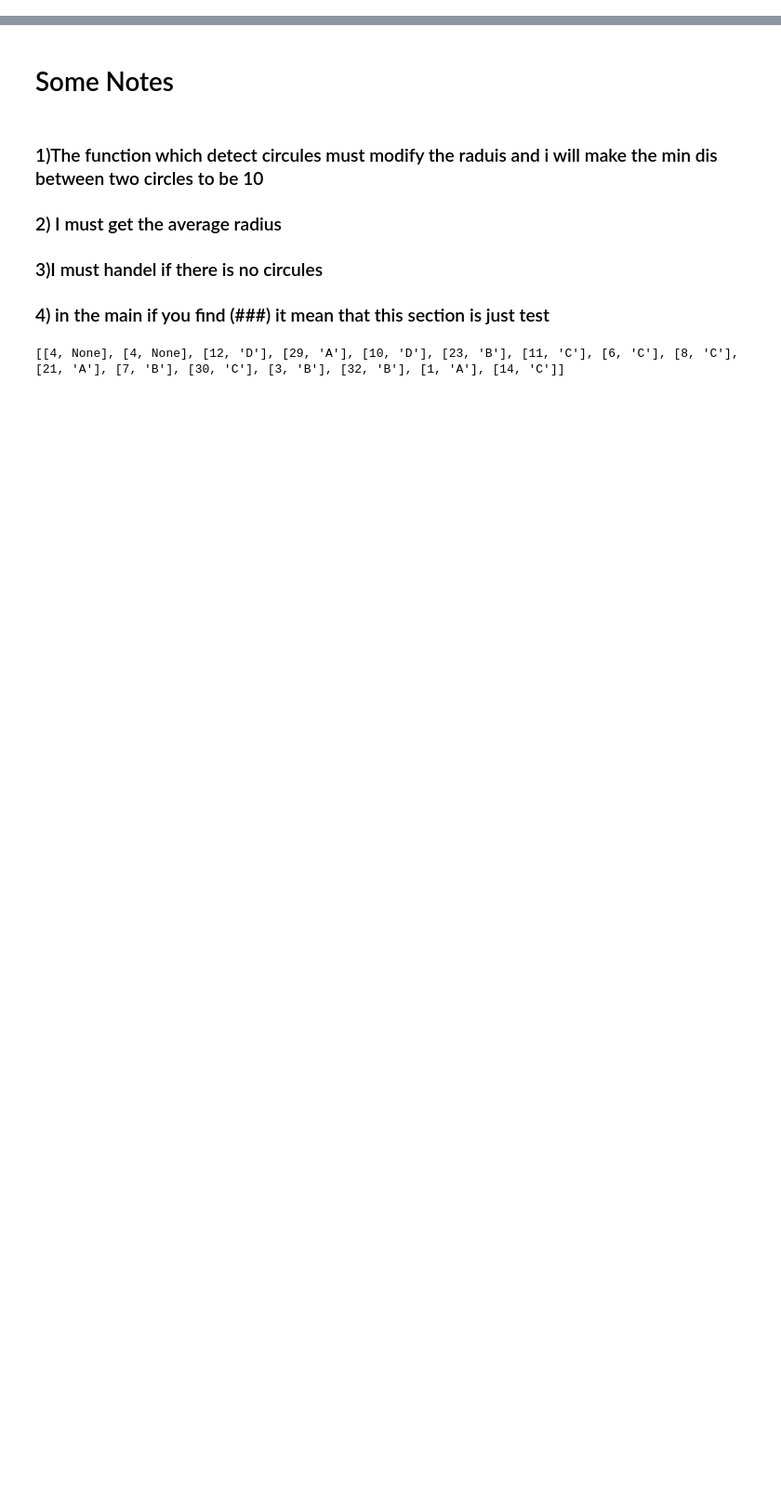
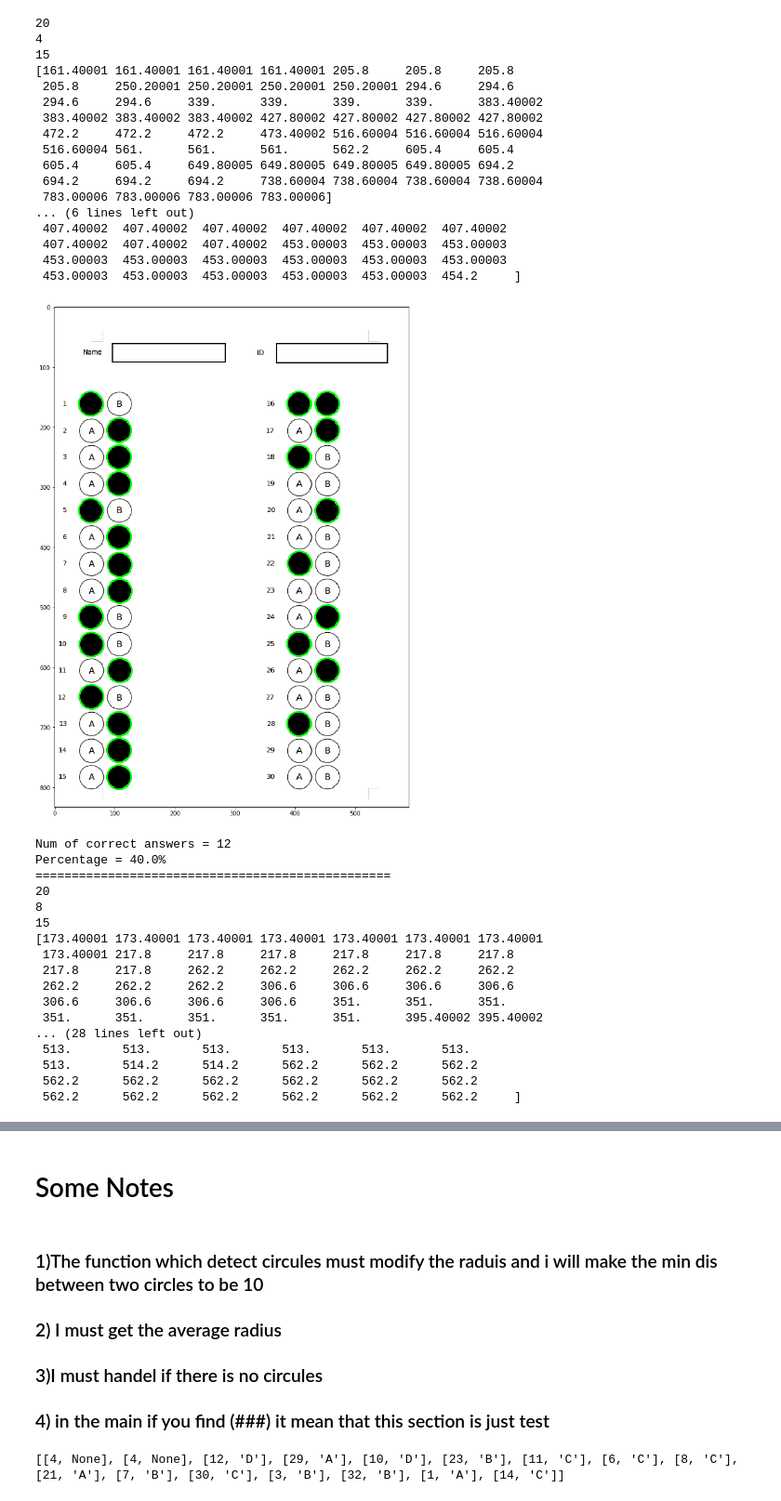
Before and after one commit to ahmedABDELFATTAH1/GradesAutoFiller, a Jupyter notebook: SimiFinal.ipynb, the cells around one changed output, grey strips where cells are left out. Shown at 93% size. Drawn from its saved outputs; the diff is of its cells as text; code cells hidden in the pictures; blank space fills up the shorter version.

Commit message:
BubbleSheet => Mon Dec 16 23:35:02 EET 2019

```diff
--- a/SimiFinal.ipynb
+++ b/SimiFinal.ipynb
@@ -86,17 +86,17 @@ def NumOfChoicesAndQuestion(Columns , Rows):
 # %%
 # This function take the column and the row of an answer and detect of which
 # question this answer belong and what is the answer (A,B,C,D,...)
-def GetInformationOfAnswer(column, row , AverageOfChoices , AverageOfQuestions):
+def GetInformationOfAnswer(column, row , AverageOfChoices , AverageOfQuestions,Radius):
     Question = 0
     for i in range(len(AverageOfQuestions)):
-        if abs(row - AverageOfQuestions[i]) < int((10+8)/2):
+        if abs(row - AverageOfQuestions[i]) < int(Radius):
             Question = i+1
             break
 
 
     Answer = 0
     for i in range(len(AverageOfChoices)):
-        if abs(column - AverageOfChoices[i]) < int((10+8)/2):
+        if abs(column - AverageOfChoices[i]) < int(Radius):
             Answer = i+1
             break
     return [Question , Answer]
@@ -185,10 +185,10 @@ def CalculateGrade(AllAnswer , CorrectAnswer):
 
     return Grade
 # %%
-def QuestionAndItsAnswer(OnlyAnswer ,AverageOfChoices , AverageOfQuestions):
+def QuestionAndItsAnswer(OnlyAnswer ,AverageOfChoices , AverageOfQuestions,Radius):
     AllAnswer = []
     for i in OnlyAnswer[0]:
-        answer = GetInformationOfAnswer( i[0],i[1], AverageOfChoices , AverageOfQuestions)
+        answer = GetInformationOfAnswer( i[0],i[1], AverageOfChoices , AverageOfQuestions,Radius)
         AllAnswer.append([answer[0] , answer[1]])
 
     return AllAnswer
@@ -258,3 +230,9 @@ def Write(Grade = None , Name = None , Message = None):
+# %%
+def test(NumOfChoices , NumOfQuestion , AverageOfChoices , AverageOfQuestions,Circles,Columns ,Rows):
+    print(NumOfChoices)
+    print(NumOfQuestion)
+    print(Rows)
+    print(Columns)
 # %%
 # The main
 def BubbleSheet(Exam , Model):
@@ -273,7 +251,7 @@ def BubbleSheet(Exam , Model):
             AverageRadius = Initial[0]
             ###
             InitialCircles = Initial[1]
-        #     print(AverageRadius)                             ## Print the average radius
+            print(AverageRadius)                             ## Print the average radius
         else:
             Grade = 0
             Message = "No answer"
@@ -294,12 +272,12 @@ def BubbleSheet(Exam , Model):
         #         TestDetection(ForAllCircles , AllCircules)
         #         ####
                 # get num of choices and question and the average of questions and answers
-                NumOfChoices = NumOfChoicesAndQuestion(Columns , Rows)[0]
-                NumOfQuestions = NumOfChoicesAndQuestion(Columns , Rows)[1]
-                AverageOfChoices = NumOfChoicesAndQuestion(Columns , Rows)[2]
-                AverageOfQuestions = NumOfChoicesAndQuestion(Columns , Rows)[3]
+                NumOfChoices = NumOfChoicesAndQuestion(Columns , Rows,AverageRadius)[0]
+                NumOfQuestions = NumOfChoicesAndQuestion(Columns , Rows,AverageRadius)[1]
+                AverageOfChoices = NumOfChoicesAndQuestion(Columns , Rows,AverageRadius)[2]
+                AverageOfQuestions = NumOfChoicesAndQuestion(Columns , Rows,AverageRadius)[3]
 
-
+                test(NumOfChoices , NumOfQuestions , AverageOfChoices , AverageOfQuestions,Circles,Columns , Rows)
 
                 # get only answers and draw them
                 OnlyAnswer = GetOnlyAnswer(Copy,AverageRadius-1 , AverageRadius+1)[0]
@@ -313,7 +291,7 @@ def BubbleSheet(Exam , Model):
                     BoundAnswers(OnlyAnswer , ForOnlyAnswer)
 
                     # get the number of question and its answer
-                    AllAnswer = QuestionAndItsAnswer(OnlyAnswer , AverageOfChoices,AverageOfQuestions)
+                    AllAnswer = QuestionAndItsAnswer(OnlyAnswer , AverageOfChoices,AverageOfQuestions,AverageRadius)
 
                     # Modify the number of question and its answer
                     NumOfRows = math.ceil(len(CorrectAnswer)/NumOfQuestions)
@@ -367,0 +338,48 @@ Write()
+# %%
+BubbleSheet("Two0.png" , "Two0.txt")
+print("=================================================")
+BubbleSheet("Four0.png" , "Four0.txt")
+print("=================================================")
+BubbleSheet("Five0.png" , "Five0.txt")
+print("=================================================")
+BubbleSheet("TwoThree0.png" , "TwoThree0.txt")
+print("=================================================")
+BubbleSheet("FourOne0.png" , "FourOne0.txt")
+print("=================================================")
+BubbleSheet("CameraTwo0.jpeg" , "Two0.txt")
+# %% [output]
+20
+4
+15
+[161.40001 161.40001 161.40001 161.40001 205.8     205.8     205.8
+ 205.8     250.20001 250.20001 250.20001 250.20001 294.6     294.6
+ 294.6     294.6     339.      339.      339.      339.      383.40002
+ 383.40002 383.40002 383.40002 427.80002 427.80002 427.80002 427.80002
+ 472.2     472.2     472.2     473.40002 516.60004 516.60004 516.60004
+ 516.60004 561.      561.      561.      562.2     605.4     605.4
+ 605.4     605.4     649.80005 649.80005 649.80005 649.80005 694.2
+ 694.2     694.2     694.2     738.60004 738.60004 738.60004 738.60004
+ 783.00006 783.00006 783.00006 783.00006]
+... (6 lines left out)
+ 407.40002  407.40002  407.40002  407.40002  407.40002  407.40002
+ 407.40002  407.40002  407.40002  453.00003  453.00003  453.00003
+ 453.00003  453.00003  453.00003  453.00003  453.00003  453.00003
+ 453.00003  453.00003  453.00003  453.00003  453.00003  454.2     ]
+[figure, added]
+Num of correct answers = 12
+Percentage = 40.0%
+=================================================
+20
+8
+15
+[173.40001 173.40001 173.40001 173.40001 173.40001 173.40001 173.40001
+ 173.40001 217.8     217.8     217.8     217.8     217.8     217.8
+ 217.8     217.8     262.2     262.2     262.2     262.2     262.2
+ 262.2     262.2     262.2     306.6     306.6     306.6     306.6
+ 306.6     306.6     306.6     306.6     351.      351.      351.
+ 351.      351.      351.      351.      351.      395.40002 395.40002
+... (28 lines left out)
+ 513.       513.       513.       513.       513.       513.
+ 513.       514.2      514.2      562.2      562.2      562.2
+ 562.2      562.2      562.2      562.2      562.2      562.2
+ 562.2      562.2      562.2      562.2      562.2      562.2     ]
```
Also changed, not shown: parts of 5 cells of this notebook, 2 other files.
